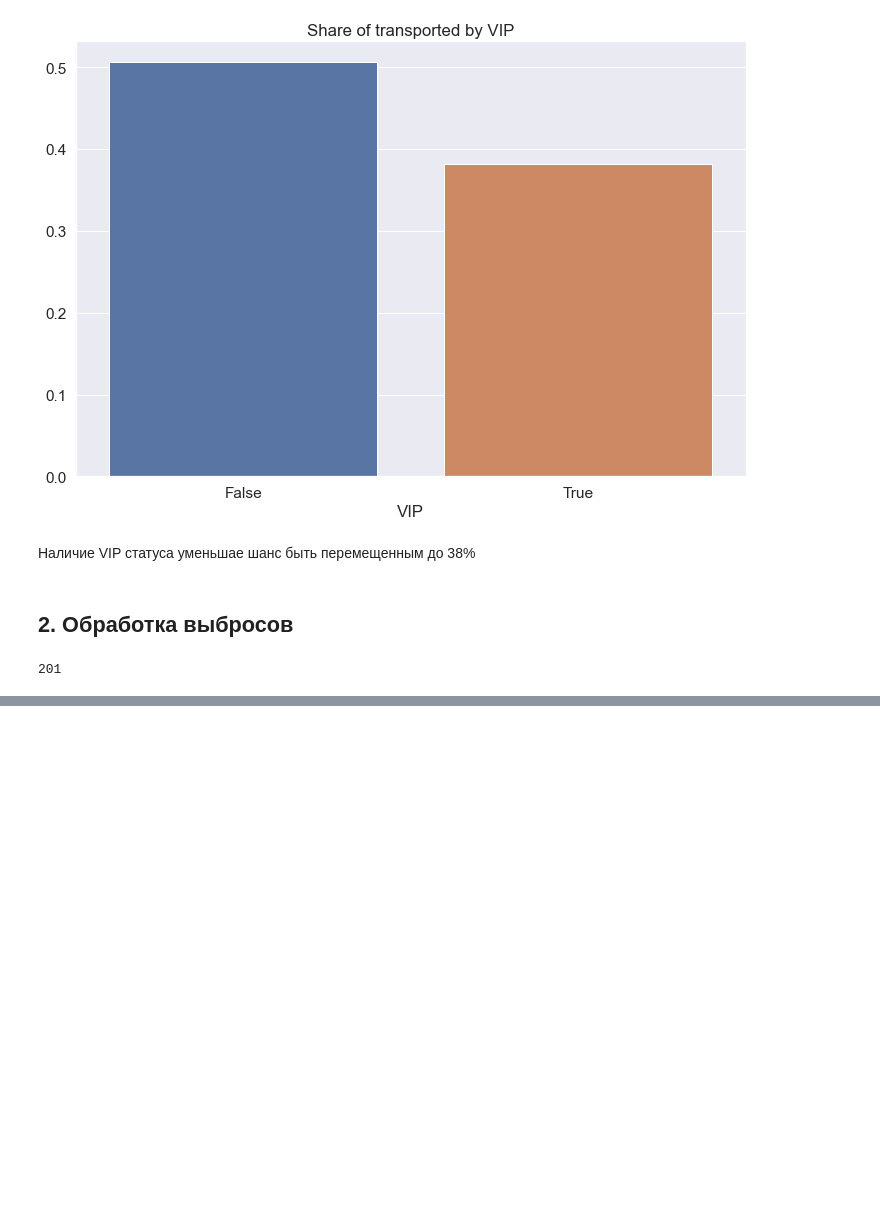
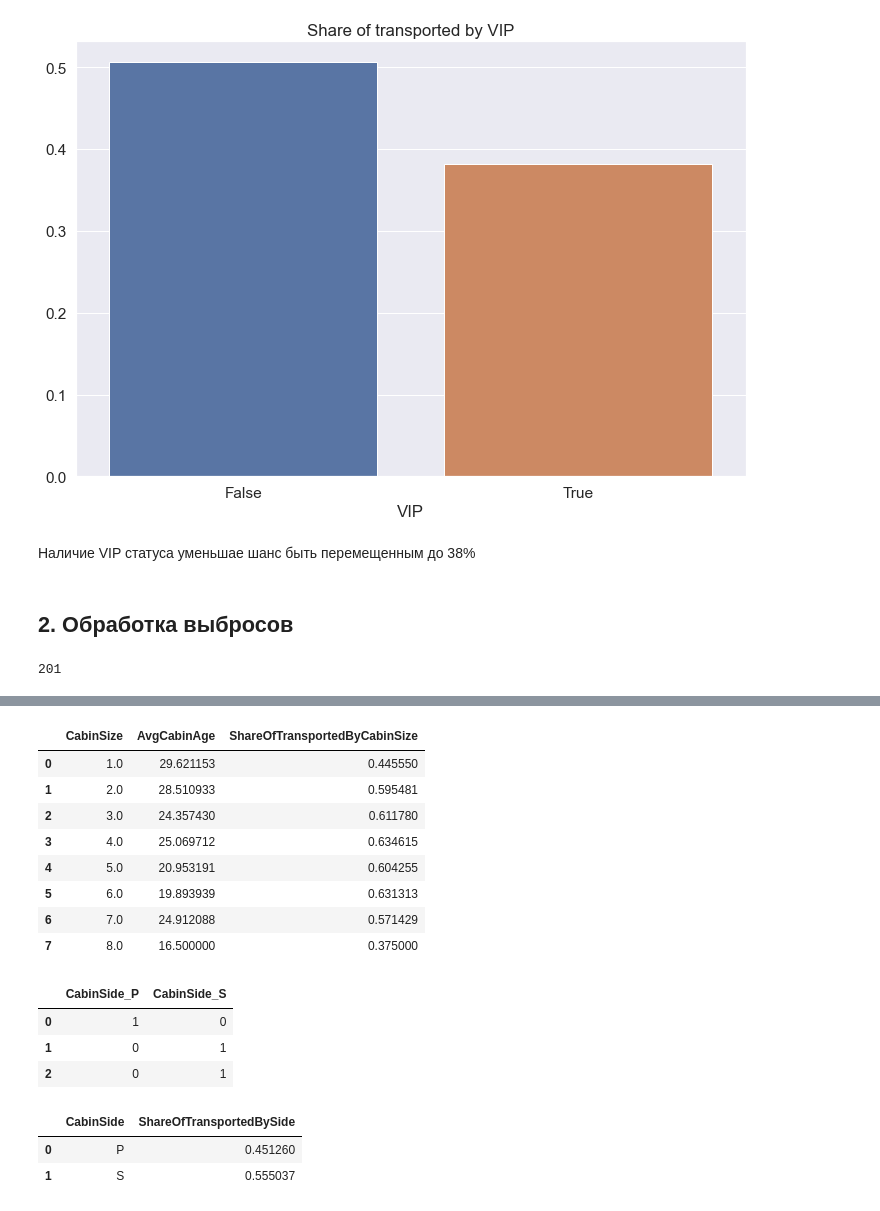
Before and after one commit to sergeybylinin/Geekbrains, a Jupyter notebook: 14. Spaceship Titanic/final_project.ipynb, the cells around one changed output, grey strips where cells are left out. Cells and saved outputs as stored; diff of their text form; code cells hidden in the pictures; blank space fills up the shorter version.

```diff
--- a/14. Spaceship Titanic/final_project.ipynb
+++ b/14. Spaceship Titanic/final_project.ipynb
@@ -997,3 +695,0 @@ train_df = train_df.merge(family_avg_age, how='left', on='LastName')
-# %%
-# Bool
-train_df = train_df.replace({True: 1, False: 0})
@@ -1125,0 +818,7 @@ feature_importances.sort_values(by='importance', ascending=False, ignore_index=T
+# %%
+# age group
+train_df['AgeGroup'] = pd.cut(train_df['Age'],
+                              bins=[0, 6, 12, 18, 45, 60, 75, float('inf')],
+                              labels=np.arange(7))
+train_df['AgeGroup'] = train_df['AgeGroup'].astype(float)
+train_df[['Age', 'AgeGroup']].head(3)
@@ -1125,0 +923,20 @@ feature_importances.sort_values(by='importance', ascending=False, ignore_index=T
+# %%
+# средний возраст каюты и доля перенесенных пассажиров по размерным кают
+# avg cabin age and share_of_transported_by_cabin_size
+cabin_size_ = train_df.groupby('CabinSize')[['GroupSize', 'Age', 'Transported']]\
+    .agg({'GroupSize': 'count', 'Age': 'sum', 'Transported': 'sum'}).reset_index()\
+    .rename(columns={'GroupSize': 'Count', 'Age': 'SumCabinAge', 'Transported': 'ShareOfTransported'})
+cabin_size_['AvgCabinAge'] = cabin_size_['SumCabinAge'] / cabin_size_['Count']
+cabin_size_['ShareOfTransportedByCabinSize'] = cabin_size_['ShareOfTransported'] / cabin_size_['Count']
+cabin_size_.drop(columns=['Count', 'SumCabinAge', 'ShareOfTransported'], inplace=True)
+cabin_size_
+# %% [output]
+|  | CabinSize | AvgCabinAge | ShareOfTransportedByCabinSize |
+| 0 | 1.0 | 29.621153 | 0.445550 |
+| 1 | 2.0 | 28.510933 | 0.595481 |
+| 2 | 3.0 | 24.357430 | 0.611780 |
+| 3 | 4.0 | 25.069712 | 0.634615 |
+| 4 | 5.0 | 20.953191 | 0.604255 |
+| 5 | 6.0 | 19.893939 | 0.631313 |
+| 6 | 7.0 | 24.912088 | 0.571429 |
+| 7 | 8.0 | 16.500000 | 0.375000 |
@@ -1125,0 +945,10 @@ feature_importances.sort_values(by='importance', ascending=False, ignore_index=T
+# %%
+# cabin side
+cabin_side_ = pd.get_dummies(train_df['CabinSide'])
+cabin_side_.columns = 'CabinSide_' + cabin_side_.columns
+cabin_side_.head(3)
+# %% [output]
+|  | CabinSide_P | CabinSide_S |
+| 0 | 1 | 0 |
+| 1 | 0 | 1 |
+| 2 | 0 | 1 |
@@ -1125,0 +957,14 @@ feature_importances.sort_values(by='importance', ascending=False, ignore_index=T
+# %%
+# доля перенесенных пассажиров по борту (правый/левый)
+# share_of_transported_by_side
+cabin_side = train_df.groupby('CabinSide')[['GroupSize', 'Transported']]\
+    .agg({'GroupSize': 'count', 'Transported': 'sum'})\
+    .reset_index()\
+    .rename(columns={'GroupSize': 'SideSize', 'Transported': 'ShareOfTransported'})
+cabin_side['ShareOfTransportedBySide'] = cabin_side['ShareOfTransported'] / cabin_side['SideSize']
+cabin_side.drop(columns=['SideSize', 'ShareOfTransported'], inplace=True)
+cabin_side
+# %% [output]
+|  | CabinSide | ShareOfTransportedBySide |
+| 0 | P | 0.451260 |
+| 1 | S | 0.555037 |
```
Also changed, not shown: parts of 129 cells of this notebook.
